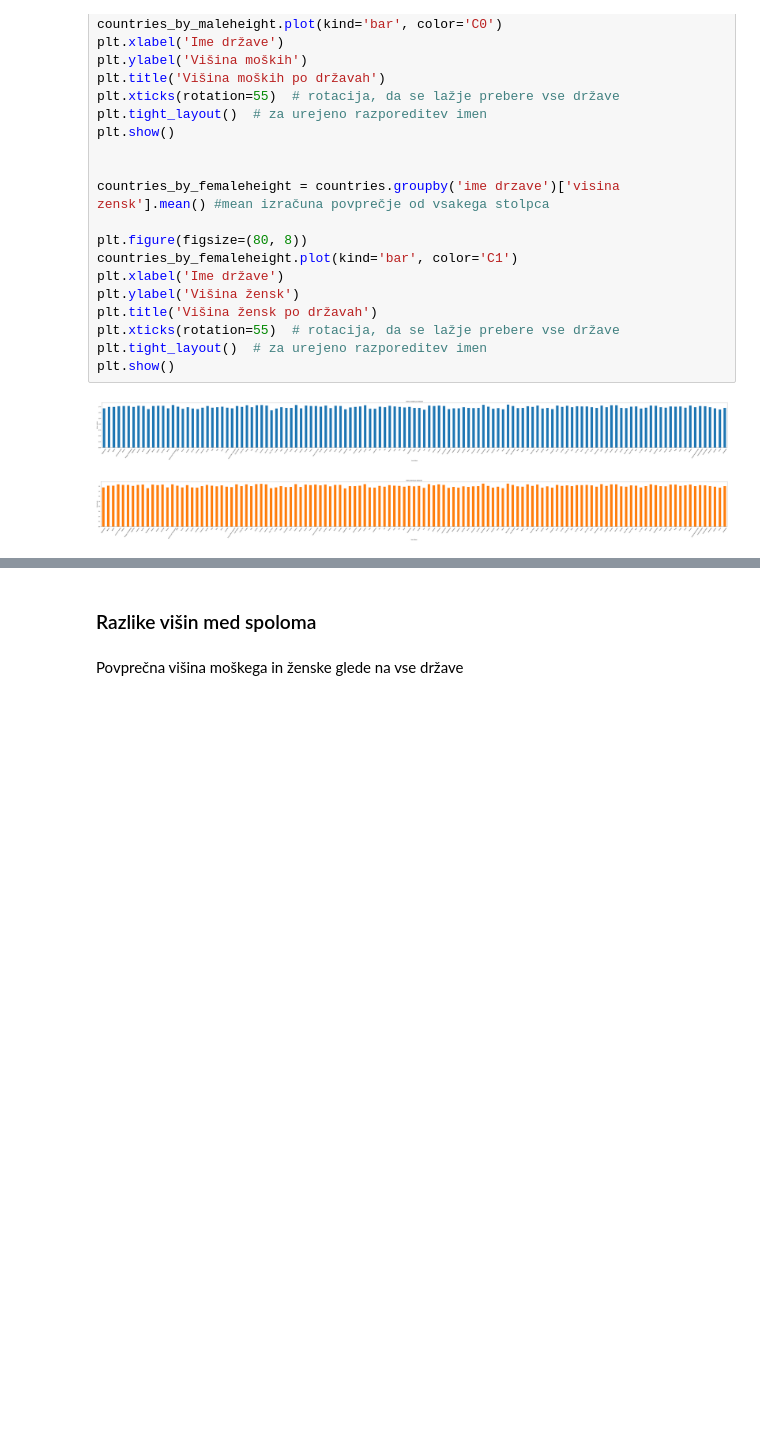
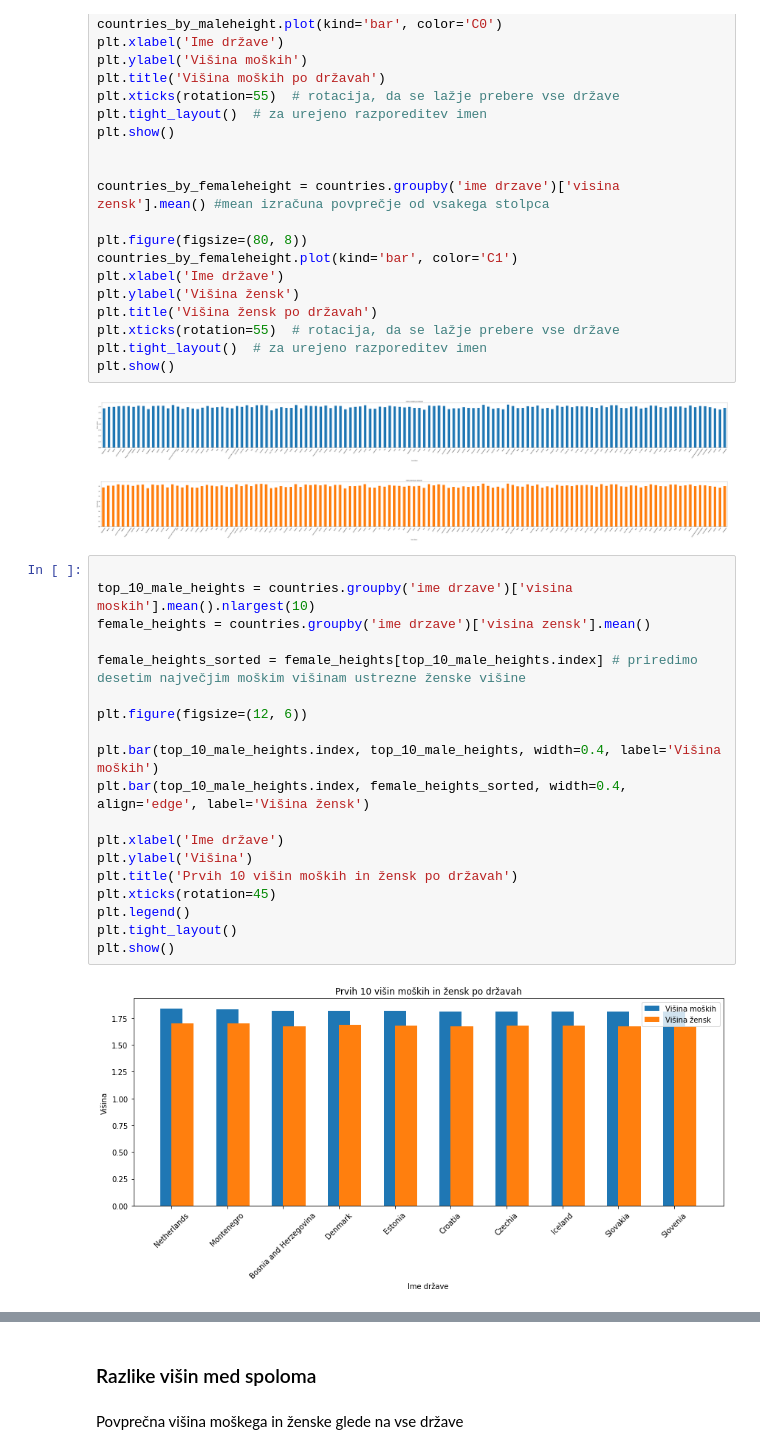
Before and after one commit to AmandaBabic/ProjektnaNaloga, a Jupyter notebook: AnaliziranjePodatkov.ipynb, the cells around one changed output, grey strips where cells are left out. Drawn from its saved outputs; the diff is of its cells as text; blank space fills up the shorter version.

```diff
--- a/AnaliziranjePodatkov.ipynb
+++ b/AnaliziranjePodatkov.ipynb
@@ -254,3 +274,24 @@ plt.show()
 # %% [output]
 [figure]
 [figure]
+# %%
+
+top_10_male_heights = countries.groupby('ime drzave')['visina moskih'].mean().nlargest(10)
+female_heights = countries.groupby('ime drzave')['visina zensk'].mean()
+
+female_heights_sorted = female_heights[top_10_male_heights.index] # priredimo desetim največjim moškim višinam ustrezne ženske višine
+
+plt.figure(figsize=(12, 6))
+
+plt.bar(top_10_male_heights.index, top_10_male_heights, width=0.4, label='Višina moških')
+plt.bar(top_10_male_heights.index, female_heights_sorted, width=0.4, align='edge', label='Višina žensk')
+
+plt.xlabel('Ime države')
+plt.ylabel('Višina')
+plt.title('Prvih 10 višin moških in žensk po državah')
+plt.xticks(rotation=45)
+plt.legend()
+plt.tight_layout()
+plt.show()
+# %% [output]
+[figure, added]
```
Also changed, not shown: parts of 18 cells of this notebook.
